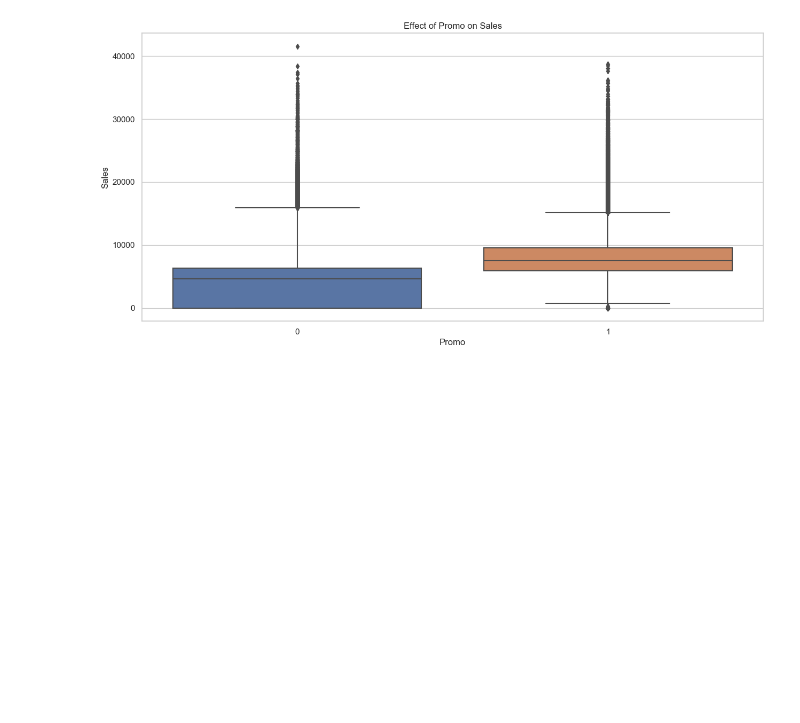
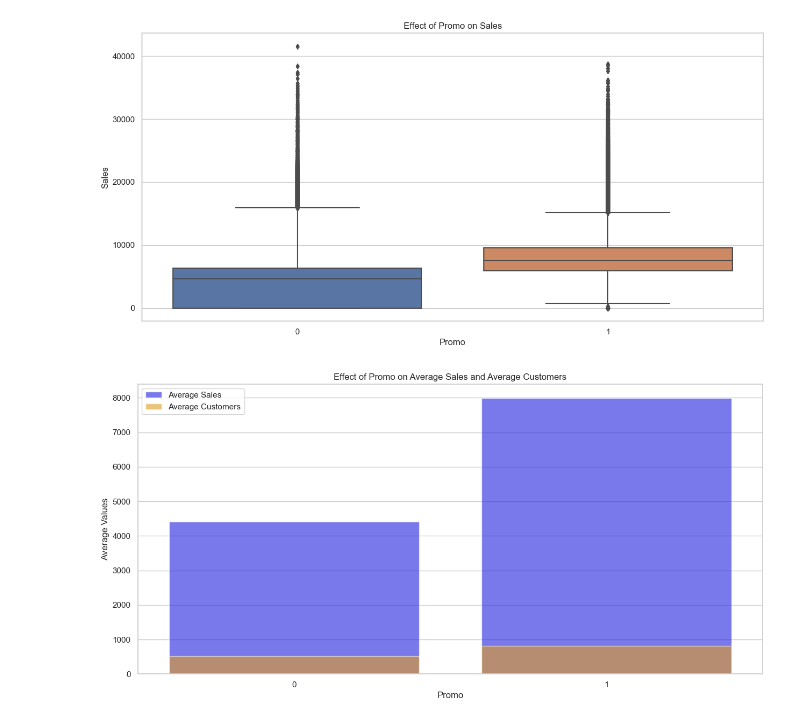
Before and after one commit to kebaHailu/Rossmann_Pharmaceuticals_ML, a Jupyter notebook: src/notebooks/Exploration of customer purchasing behavior.ipynb, the cells around one changed output. Saved outputs shown, nothing was run; the diff lists cells and outputs as text; code cells hidden in the pictures; blank space fills up the shorter version.

```diff
--- a/src/notebooks/Exploration of customer purchasing behavior.ipynb
+++ b/src/notebooks/Exploration of customer purchasing behavior.ipynb
@@ -138,3 +150,18 @@ plt.title('Effect of Promo on Sales')
 plt.show()
 # %% [output]
 [figure]
+# %%
+# Analyzing the effect of promo on sales and customer count
+promo_analysis = train.groupby('Promo').agg({'Sales': ['mean', 'sum'], 'Customers': ['mean', 'sum']}).reset_index()
+promo_analysis.columns = ['Promo', 'Average_Sales', 'Total_Sales', 'Average_Customers', 'Total_Customers']
+
+plt.figure(figsize=(15, 7))
+sns.barplot(x='Promo', y='Average_Sales', data=promo_analysis, color='blue', alpha=0.6, label='Average Sales')
+sns.barplot(x='Promo', y='Average_Customers', data=promo_analysis, color='orange', alpha=0.6, label='Average Customers')
+plt.title('Effect of Promo on Average Sales and Average Customers')
+plt.xlabel('Promo')
+plt.ylabel('Average Values')
+plt.legend()
+plt.show()
+# %% [output]
+[figure, added]
```
Also changed, not shown: parts of 3 cells of this notebook.
